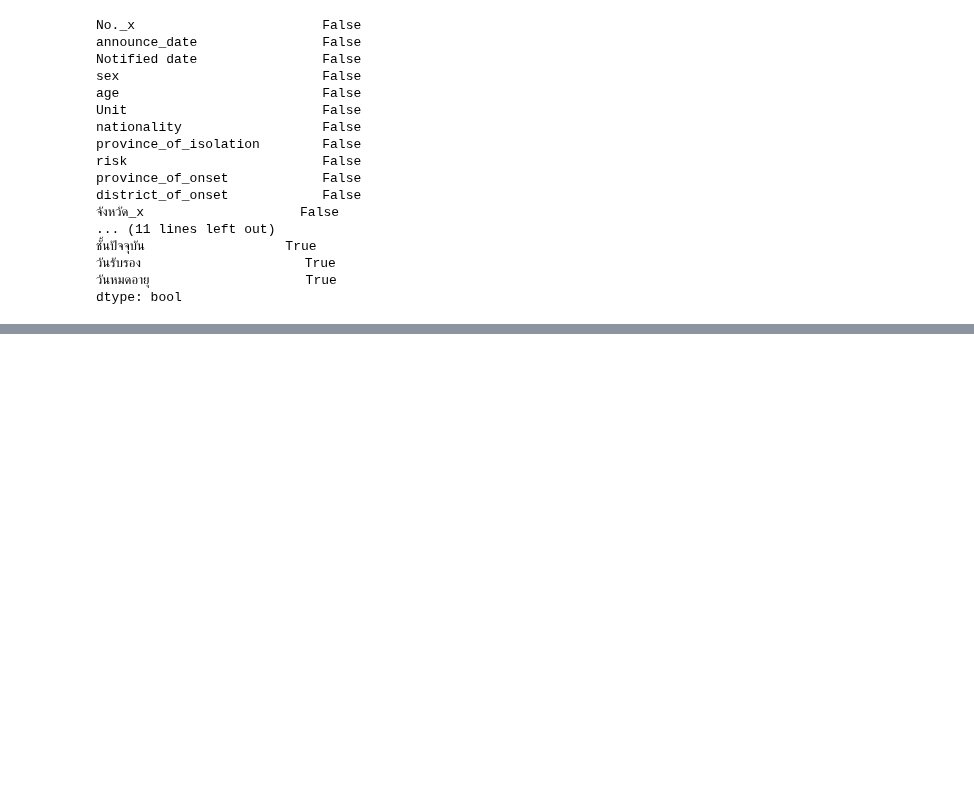
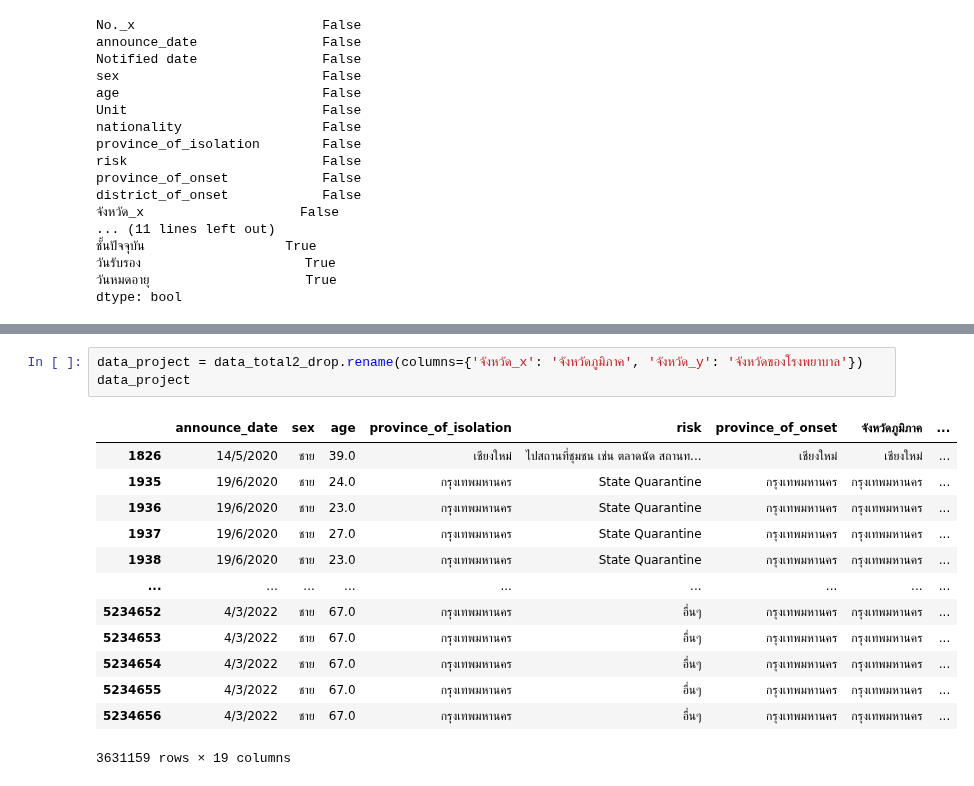
Before and after one commit to sskboonmee/data_viz_2022, a Jupyter notebook: Project_Dataviz.ipynb, the cells around one changed output, grey strips where cells are left out. Drawn from its saved outputs; the diff is of its cells as text; blank space fills up the shorter version.

```diff
--- a/Project_Dataviz.ipynb
+++ b/Project_Dataviz.ipynb
@@ -722,0 +747,17 @@ AttributeError: ignored
+# %%
+data_project = data_total2_drop.rename(columns={'จังหวัด_x': 'จังหวัดภูมิภาค', 'จังหวัด_y': 'จังหวัดของโรงพยาบาล'})
+data_project
+# %% [output]
+|  | announce_date | sex | age | province_of_isolation | risk | province_of_onset | จังหวัดภูมิภาค | ... |
+| 1826 | 14/5/2020 | ชาย | 39.0 | เชียงใหม่ | ไปสถานที่ชุมชน เช่น ตลาดนัด สถานท... | เชียงใหม่ | เชียงใหม่ | ... |
+| 1935 | 19/6/2020 | ชาย | 24.0 | กรุงเทพมหานคร | State Quarantine | กรุงเทพมหานคร | กรุงเทพมหานคร | ... |
+| 1936 | 19/6/2020 | ชาย | 23.0 | กรุงเทพมหานคร | State Quarantine | กรุงเทพมหานคร | กรุงเทพมหานคร | ... |
+| 1937 | 19/6/2020 | ชาย | 27.0 | กรุงเทพมหานคร | State Quarantine | กรุงเทพมหานคร | กรุงเทพมหานคร | ... |
+| 1938 | 19/6/2020 | ชาย | 23.0 | กรุงเทพมหานคร | State Quarantine | กรุงเทพมหานคร | กรุงเทพมหานคร | ... |
+| ... | ... | ... | ... | ... | ... | ... | ... | ... |
+| 5234652 | 4/3/2022 | ชาย | 67.0 | กรุงเทพมหานคร | อื่นๆ | กรุงเทพมหานคร | กรุงเทพมหานคร | ... |
+| 5234653 | 4/3/2022 | ชาย | 67.0 | กรุงเทพมหานคร | อื่นๆ | กรุงเทพมหานคร | กรุงเทพมหานคร | ... |
+| 5234654 | 4/3/2022 | ชาย | 67.0 | กรุงเทพมหานคร | อื่นๆ | กรุงเทพมหานคร | กรุงเทพมหานคร | ... |
+| 5234655 | 4/3/2022 | ชาย | 67.0 | กรุงเทพมหานคร | อื่นๆ | กรุงเทพมหานคร | กรุงเทพมหานคร | ... |
+| 5234656 | 4/3/2022 | ชาย | 67.0 | กรุงเทพมหานคร | อื่นๆ | กรุงเทพมหานคร | กรุงเทพมหานคร | ... |
+3631159 rows × 19 columns
```
Also changed, not shown: parts of 6 cells of this notebook.
